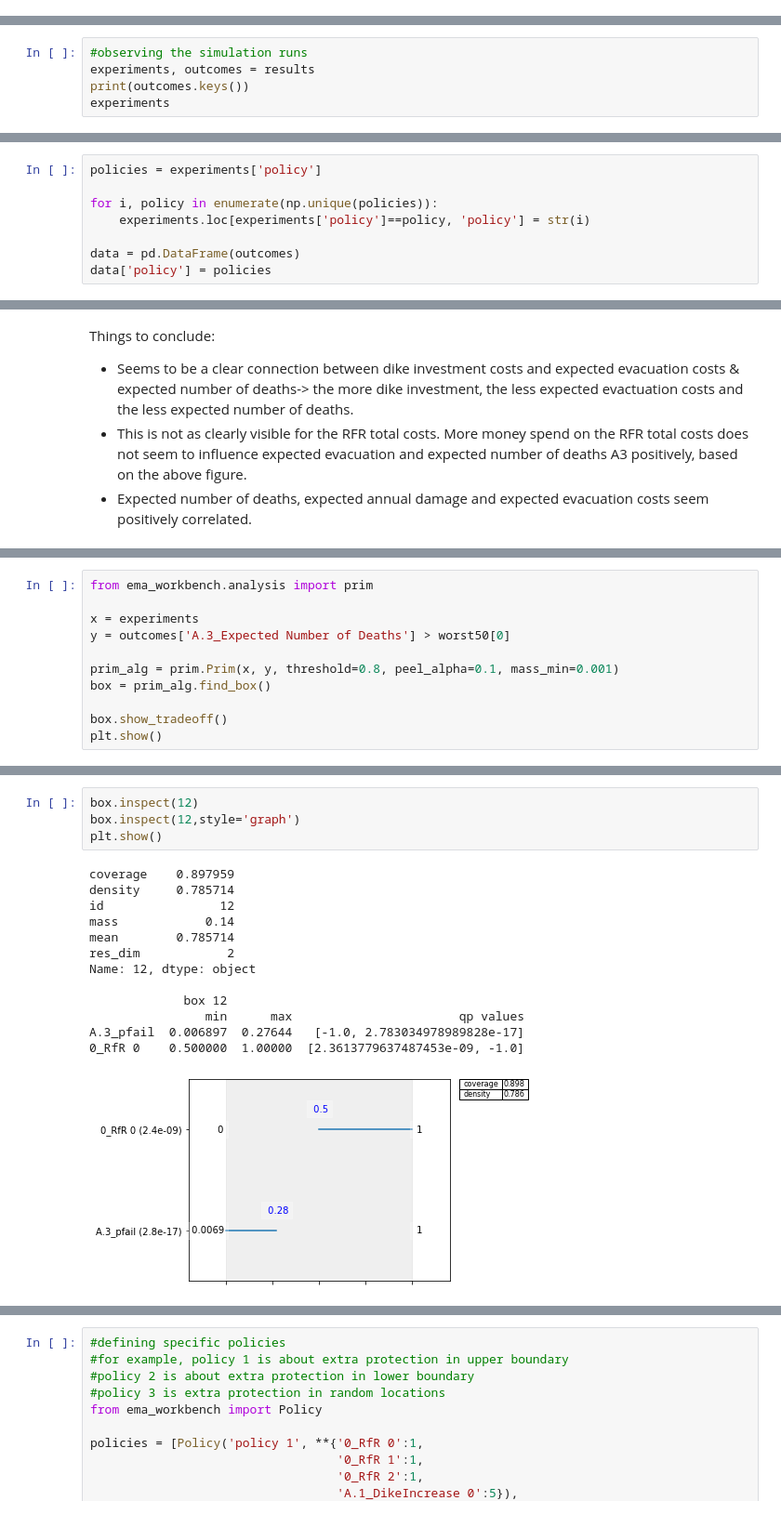
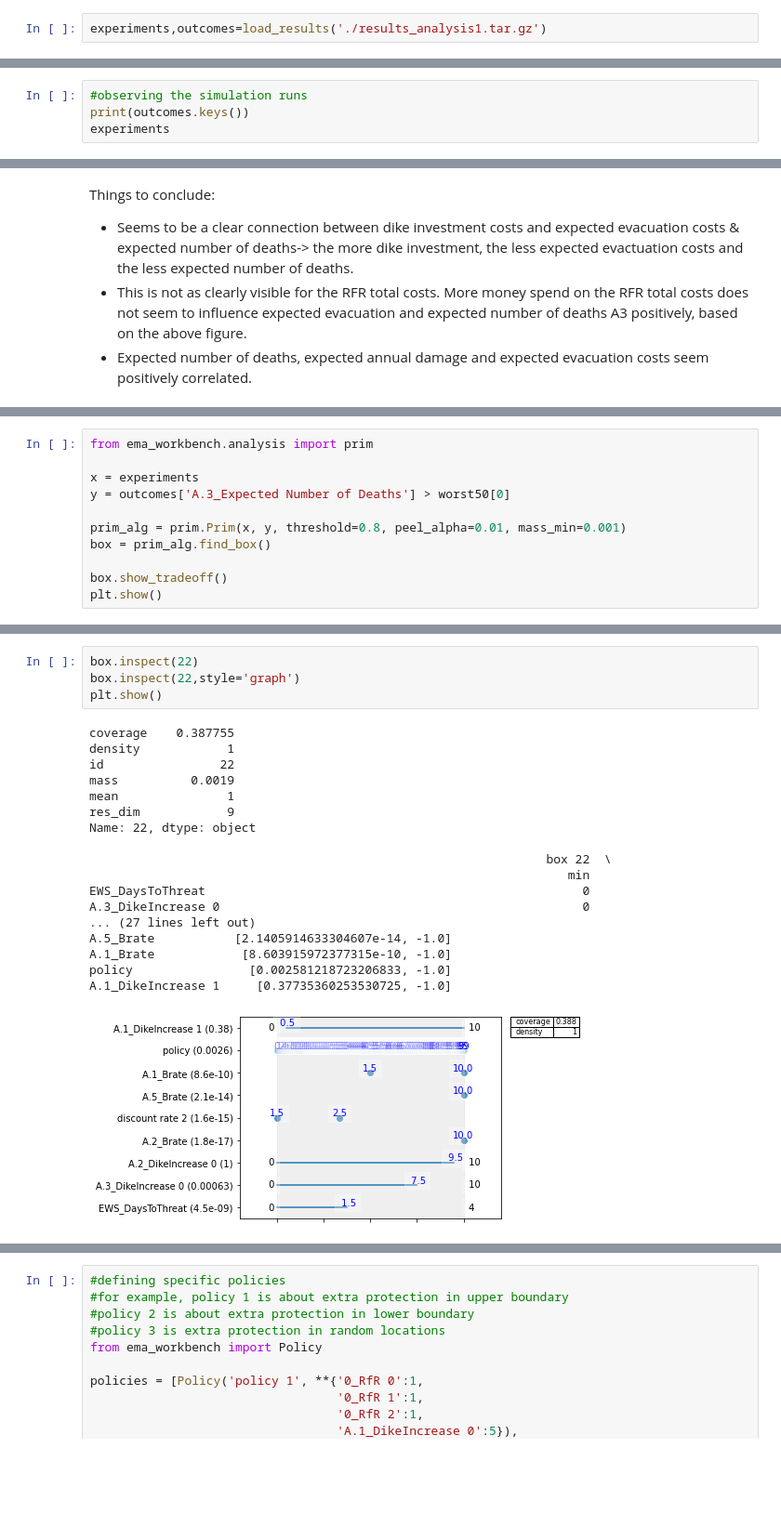
Before and after one commit to tamarvooijs/MBDM, a Jupyter notebook: final assignment/Problem Formulations-Laszlo.ipynb, the cells around one changed output, grey strips where cells are left out. Shown at 93% size. Drawn from its saved outputs; the diff is of its cells as text; blank space fills up the shorter version.

Commit message:
results long run 100 scenarios, 100 policies

```diff
--- a/final assignment/Problem Formulations-Laszlo.ipynb
+++ b/final assignment/Problem Formulations-Laszlo.ipynb
@@ -173,0 +171,2 @@ with MultiprocessingEvaluator(dike_model) as evaluator:
+# %%
+experiments,outcomes=load_results('./results_analysis1.tar.gz')
@@ -174,6 +175,5 @@ with MultiprocessingEvaluator(dike_model) as evaluator:
 # %%
 #observing the simulation runs
-experiments, outcomes = results
 print(outcomes.keys())
 experiments
 # %% [output]
@@ -226,8 +193,0 @@ experiments.iloc[299:400,-18:-2]
-# %%
-policies = experiments['policy']
-
-for i, policy in enumerate(np.unique(policies)):
-    experiments.loc[experiments['policy']==policy, 'policy'] = str(i)
-
-data = pd.DataFrame(outcomes)
-data['policy'] = policies
@@ -322,7 +267,7 @@ from ema_workbench.analysis import prim
 x = experiments
 y = outcomes['A.3_Expected Number of Deaths'] > worst50[0]
 
-prim_alg = prim.Prim(x, y, threshold=0.8, peel_alpha=0.1, mass_min=0.001)
+prim_alg = prim.Prim(x, y, threshold=0.8, peel_alpha=0.01, mass_min=0.001)
 box = prim_alg.find_box()
 
 box.show_tradeoff()
@@ -354,22 +299,27 @@ model                       object
 dtype: object
 # %%
-box.inspect(12)
-box.inspect(12,style='graph')
+box.inspect(22)
+box.inspect(22,style='graph')
 plt.show()
 # %% [output]
-coverage    0.897959
-density     0.785714
-id                12
-mass            0.14
-mean        0.785714
-res_dim            2
-Name: 12, dtype: object
+coverage    0.387755
+density            1
+id                22
+mass          0.0019
+mean               1
+res_dim            9
+Name: 22, dtype: object
 
-             box 12
-                min      max                       qp values
-A.3_pfail  0.006897  0.27644   [-1.0, 2.783034978989828e-17]
-0_RfR 0    0.500000  1.00000  [2.3613779637487453e-09, -1.0]
+                                                               box 22  \
+                                                                  min
+EWS_DaysToThreat                                                    0
+A.3_DikeIncrease 0                                                  0
+... (27 lines left out)
+A.5_Brate           [2.1405914633304607e-14, -1.0]
+A.1_Brate            [8.603915972377315e-10, -1.0]
+policy                [0.002581218723206833, -1.0]
+A.1_DikeIncrease 1     [0.37735360253530725, -1.0]
-[figure, old version]
+[figure, new version]
 # %%
 box.peeling_trajectory
 # %% [output]
```
Also changed, not shown: parts of 22 cells of this notebook, 1 other file.
